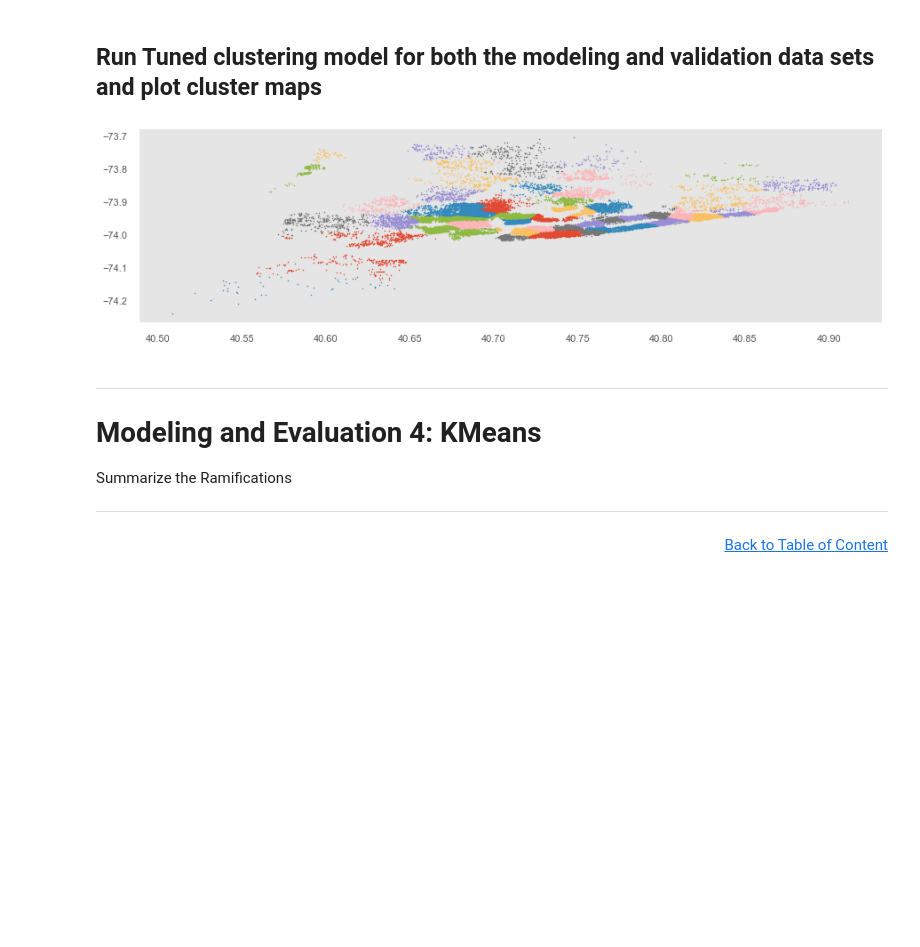
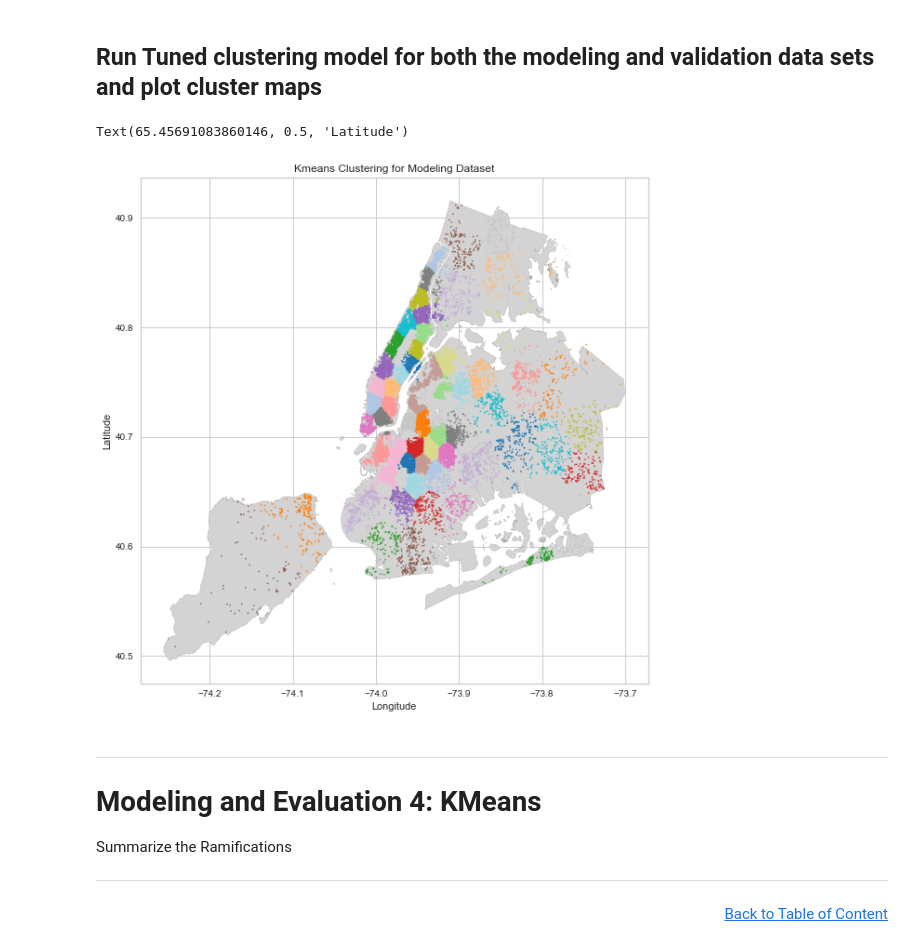
Before and after one commit to rickfontenot/airbnb, a Jupyter notebook: Lab3/lab3_team.ipynb, the cells around one changed output. Cells and saved outputs as stored; diff of their text form; code cells hidden in the pictures; blank space fills up the shorter version.

Commit message:
update maps in kmeans section

```diff
--- a/Lab3/lab3_team.ipynb
+++ b/Lab3/lab3_team.ipynb
@@ -1237,14 +1208,0 @@ plt.show()
-# %%
-label = kmeans.fit_predict(LatLong)
-
-#Getting unique labels
-
-u_labels = np.unique(label)
-
-#plotting the results:
-
-plt.figure(figsize=(15,4))
-for i in u_labels:
-    plt.scatter(LatLong[label == i , 0] , LatLong[label == i , 1] , label = i, s=1)
-plt.grid()
-plt.show()
@@ -1301,31 +1288,54 @@ ___
 # %%
 #--------Change parameters below this line---------------------------
 # CHANGE THE PARAMETERS HERE TO GET A CONSISTENTLY OPTIMAL CLUSTERING
 # run kmeans algorithm (this is the most traditional use of k-means)
 kmeans_tuned = KMeans(
     init='k-means++',    # initialization
     n_clusters=60,    # number of clusters
     n_init=1,         # number of different times to run k-means
     n_jobs=-1)
 #--------Change parameters above this line---------------------------
 
 model_train = kmeans_tuned.fit(LatLong)
 
 label = model_train.predict(LatLong)
 
 #Getting unique labels
 
 u_labels = np.unique(label)
 
 #plotting the results:
 
-plt.figure(figsize=(15,4))
-for i in u_labels:
-    plt.scatter(LatLong[label == i , 0] , LatLong[label == i , 1] , label = i, s=1)
-plt.grid()
-plt.show()
+# Modeling Dataset
+import geopandas as gpd
+from geopandas import GeoSeries
+from shapely.geometry import Point
+
+kmeans_LatLong = listings_modeling[['latitude','longitude']]
+
+kmeans_fit = model_train
+kmeans_LatLong['cluster'] = kmeans_fit.labels_
+
+geo_df = gpd.GeoDataFrame(kmeans_LatLong.drop(['longitude', 'latitude'], axis=1),
+                           crs={'init': 'epsg:4326'},
+                           geometry=[Point(xy) for xy in zip(kmeans_LatLong.longitude, kmeans_LatLong.latitude)])
+
+# Set figure size
+fig, ax = plt.subplots(figsize=(10,10))
+ax.set_aspect('equal')
+
+# Import NYC Neighborhood Shape Files
+nyc_full = gpd.read_file('Working/Shapefiles/neighborhoods_nyc.shp')
+nyc_full.plot(ax=ax, edgecolor='darkgrey', color='lightgrey', zorder=1)
+
+# Plot coordinates from geo_df on top of NYC map
+geo_df.plot(ax=ax, column='cluster', cmap='tab20', alpha = 0.8, zorder=1, s=2)
+plt.title('Kmeans Clustering for Modeling Dataset')
+plt.xlabel('Longitude')
+plt.ylabel('Latitude')
 # %% [output]
+Text(65.45691083860146, 0.5, 'Latitude')
-[figure, old version]
+[figure, new version]
 # %% [markdown]
 ___
 # Modeling and Evaluation 4: KMeans
```
Also changed, not shown: parts of 14 cells of this notebook.
